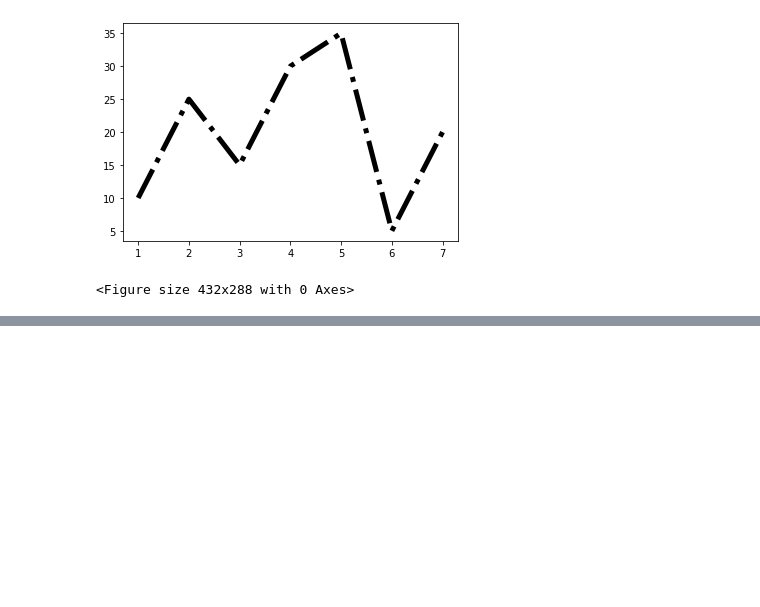
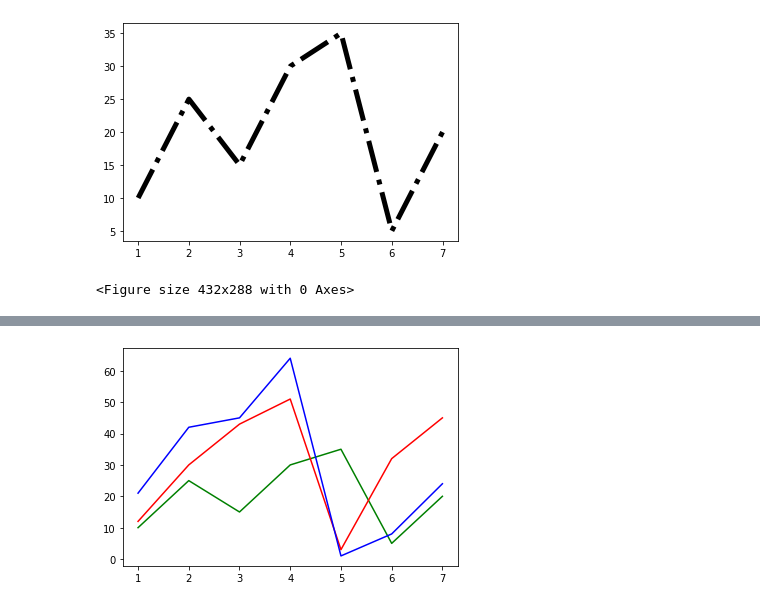
Before and after one commit to josecodetech/matplotlib, a Jupyter notebook: matplotlib.ipynb, the cells around one changed output, grey strips where cells are left out. Drawn from its saved outputs; the diff is of its cells as text; code cells hidden in the pictures; blank space fills up the shorter version.

Commit message:
Ejes graficas

```diff
--- a/matplotlib.ipynb
+++ b/matplotlib.ipynb
@@ -7,6 +7,8 @@ import numpy as np
 #Datos de ejemplo
 dias = [1,2,3,4,5,6,7]
 gasto = [10,25,15,30,35,5,20]
+gasto2 = [12,30,43,51,3,32,45]
+gasto3 = [21,42,45,64,1,8,24]
 # %%
 #Grafica basica
 # colores c b g y k w r m
@@ -27,0 +62,8 @@ plt.savefig("grafica.png")
+# %%
+#Multiples graficas en una figura
+plt.plot(dias,gasto,color='g')
+plt.plot(dias,gasto2,color='r')
+plt.plot(dias,gasto3,color='b')
+plt.show()
+# %% [output]
+[figure, added]
```
Also changed, not shown: parts of 3 cells of this notebook.
